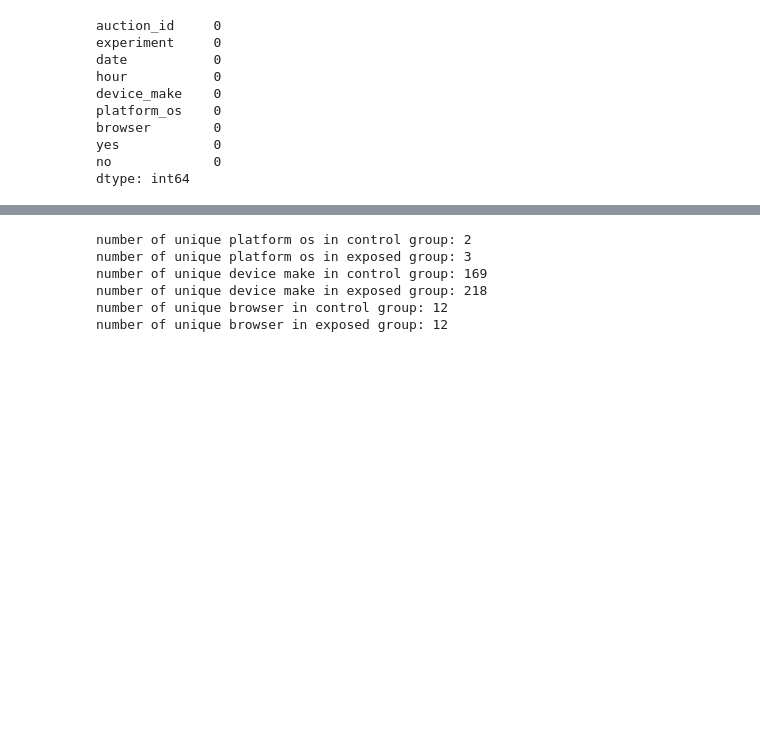
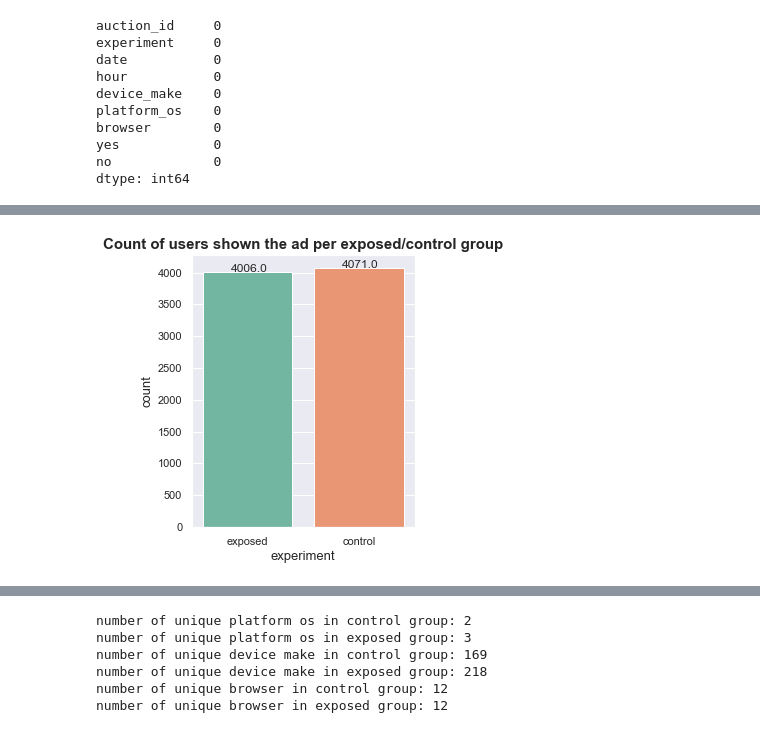
Before and after one commit to Jesjoce/Ad-campaign-performance-project, a Jupyter notebook: Data visualization/data_visualization.ipynb, the cells around one changed output, grey strips where cells are left out. Saved outputs shown, nothing was run; the diff lists cells and outputs as text; code cells hidden in the pictures; blank space fills up the shorter version.

Commit message:
modified data visualization, classical ab_testing and sequential analysis

```diff
--- a/Data visualization/data_visualization.ipynb
+++ b/Data visualization/data_visualization.ipynb
@@ -53,0 +58,15 @@ dtype: int64
+# %%
+plt.figure(figsize = (4,5))
+sns.set(style = 'darkgrid')
+ax = sns.countplot(x ='experiment', data = data, palette='Set2')
+ax.set_title('Count of users shown the ad per exposed/control group', fontsize=15, fontweight='bold')
+ax.set_xlabel('experiment', fontsize=13)
+ax.set_ylabel('count', fontsize=13)
+for p in ax.patches:
+        ax.annotate('{:.1f}'.format(p.get_height()), (p.get_x()+0.25, p.get_height()))
+
+
+# The number of user shown the ad for both groups must be equal to avoid bias conclusions
+# Here we can see that control ad had been shown to 65 more online users compared to the exposed group.
+# %% [output]
+[figure, added]
```
Also changed, not shown: parts of 19 cells of this notebook.
